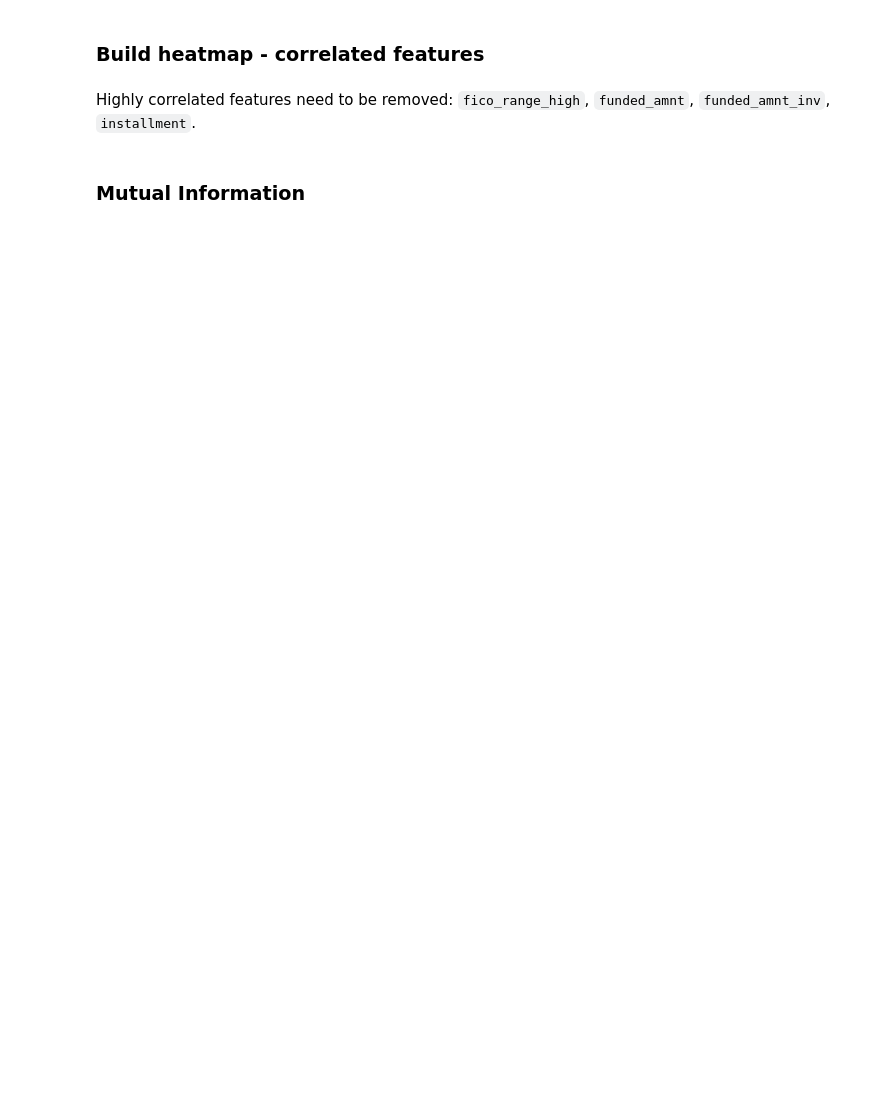
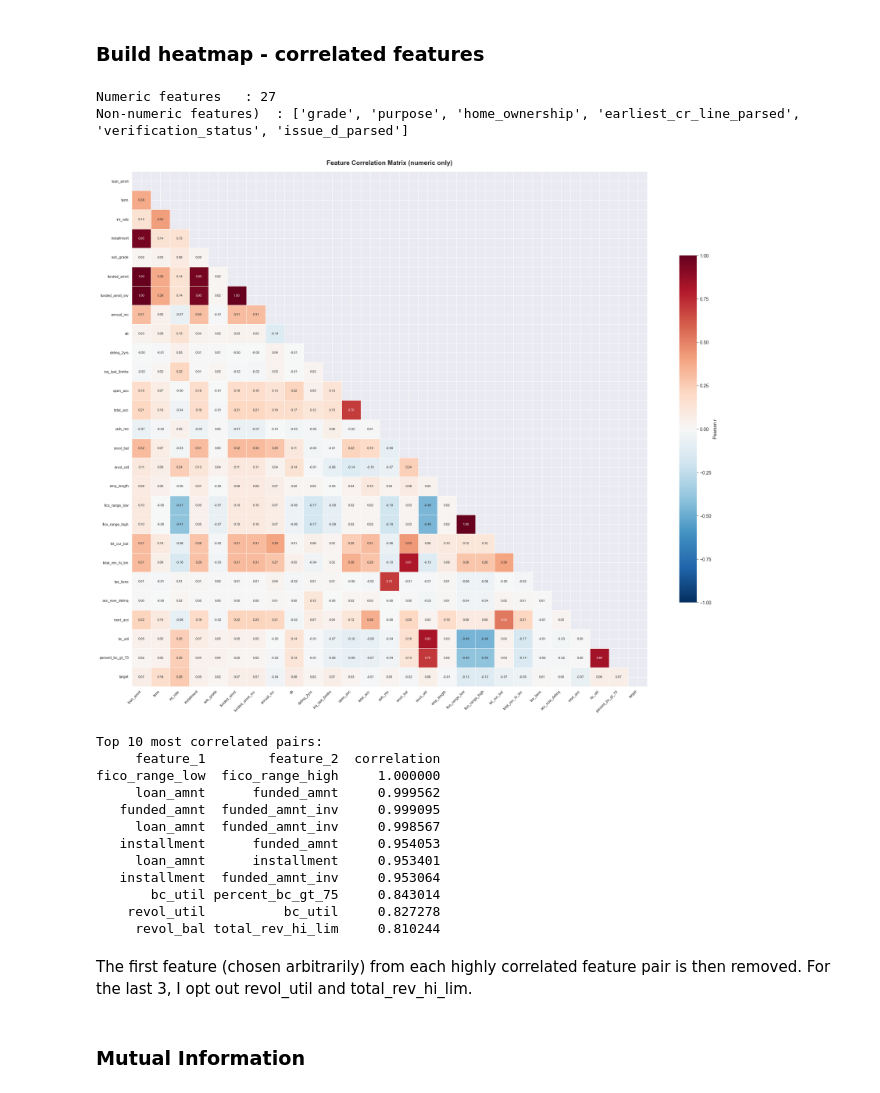
Before and after one commit to Bao-Tien2k6/rl-credit-scoring, a Jupyter notebook: notebook/clean_accepted.ipynb, the cells around one changed output. Saved outputs shown, nothing was run; the diff lists cells and outputs as text; code cells hidden in the pictures; blank space fills up the shorter version.

Commit message:
Print out results for clean_accepted and update features from correlation

```diff
--- a/notebook/clean_accepted.ipynb
+++ b/notebook/clean_accepted.ipynb
@@ -241,7 +298,7 @@ FEATURES_1 = [
     'sub_grade', 'purpose', 'funded_amnt', 'funded_amnt_inv',
      # Borrower financials
     'annual_inc', 'dti', 'delinq_2yrs', 'inq_last_6mths',
-    'open_acc', 'pub_rec', 'revol_bal', 'revol_util', 'total_acc',
+    'open_acc', 'total_acc', 'pub_rec', 'revol_bal', 'revol_util',
     # Employment
     'emp_length', 'home_ownership',
     # Credit history
@@ -302,37 +371,53 @@ def feat_corr(df: pl.DataFrame, features: list) -> None:
         square=True,
         cbar_kws={"shrink": 0.6, "label": "Pearson r"},
         ax=ax
     )
 
     ax.set_title("Feature Correlation Matrix (numeric only)",
                  fontsize=14, fontweight="bold", pad=15)
     ax.set_xticklabels(ax.get_xticklabels(), rotation=45, ha="right", fontsize=8)
     ax.set_yticklabels(ax.get_yticklabels(), rotation=0, fontsize=8)
 
     plt.tight_layout()
     plt.savefig("../img/correlation_matrix.png", dpi=150, bbox_inches="tight")
     plt.show()
 
     # Top 10 correlated pairs (excluding self-correlation)
     corr_pairs = (
         corr_matrix
         .unstack()
         .reset_index()
         .rename(columns={"level_0": "feature_1", "level_1": "feature_2", 0: "correlation"})
         .query("feature_1 != feature_2")                        # drop self
         .assign(abs_corr=lambda x: x["correlation"].abs())
         .drop_duplicates(subset=["abs_corr"])                   # drop mirror pairs
         .sort_values("abs_corr", ascending=False)
-        .head(10)
     )
+    selected_pairs = corr_pairs[corr_pairs["abs_corr"] >= 0.8]
 
     print("\nTop 10 most correlated pairs:")
-    print(corr_pairs[["feature_1", "feature_2", "correlation"]].to_string(index=False))
+    print(selected_pairs[["feature_1", "feature_2", "correlation"]].to_string(index=False))
 
 # Feature correlation
 feat_corr(df, FEATURES_1)
+# %% [output]
+Numeric features   : 27
+Non-numeric features)  : ['grade', 'purpose', 'home_ownership', 'earliest_cr_line_parsed', 'verification_status', 'issue_d_parsed']
+[figure, added]
+Top 10 most correlated pairs:
+     feature_1        feature_2  correlation
+fico_range_low  fico_range_high     1.000000
+     loan_amnt      funded_amnt     0.999562
+   funded_amnt  funded_amnt_inv     0.999095
+     loan_amnt  funded_amnt_inv     0.998567
+   installment      funded_amnt     0.954053
+     loan_amnt      installment     0.953401
+   installment  funded_amnt_inv     0.953064
+       bc_util percent_bc_gt_75     0.843014
+    revol_util          bc_util     0.827278
+     revol_bal total_rev_hi_lim     0.810244
-# %% [markdown]
-Highly correlated features need to be removed: `fico_range_high`, `funded_amnt`, `funded_amnt_inv`, `installment`.
+# %% [markdown]
+The first feature (chosen arbitrarily) from each highly correlated feature pair is then removed. For the last 3, I opt out revol_util and total_rev_hi_lim.
 # %% [markdown]
 ### Mutual Information
 # %%
```
Also changed, not shown: parts of 14 cells of this notebook, 2 other files.
